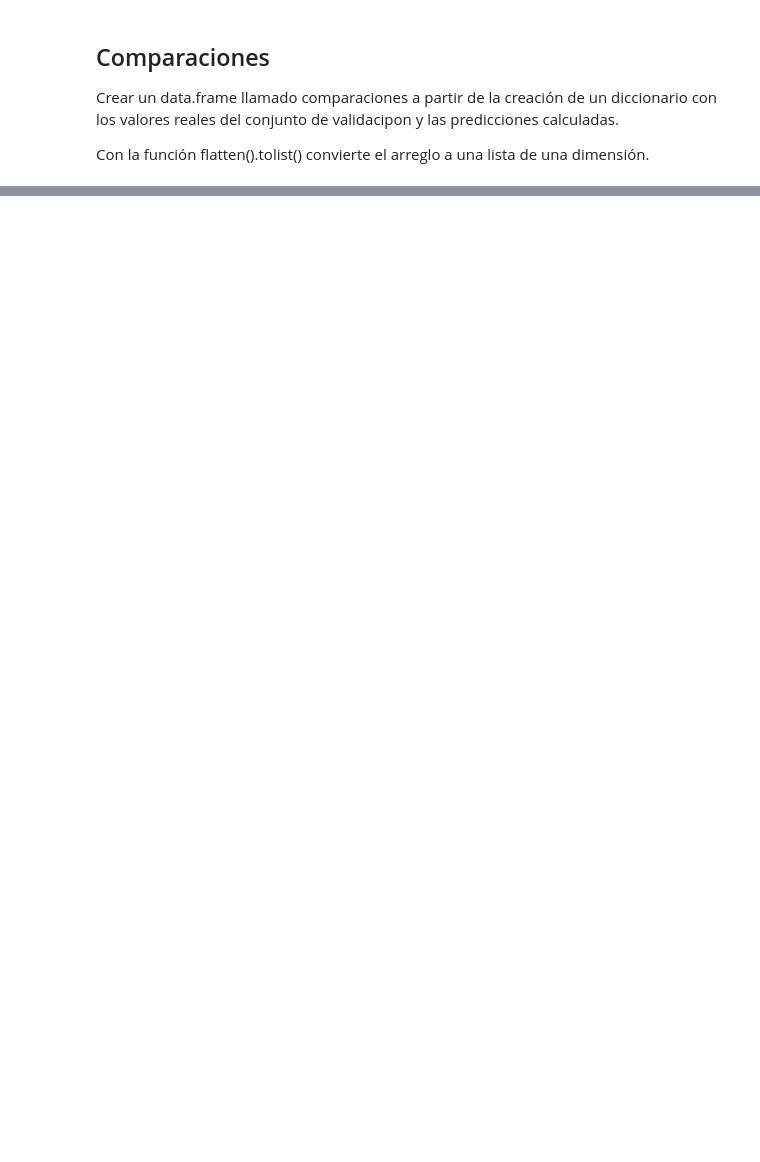
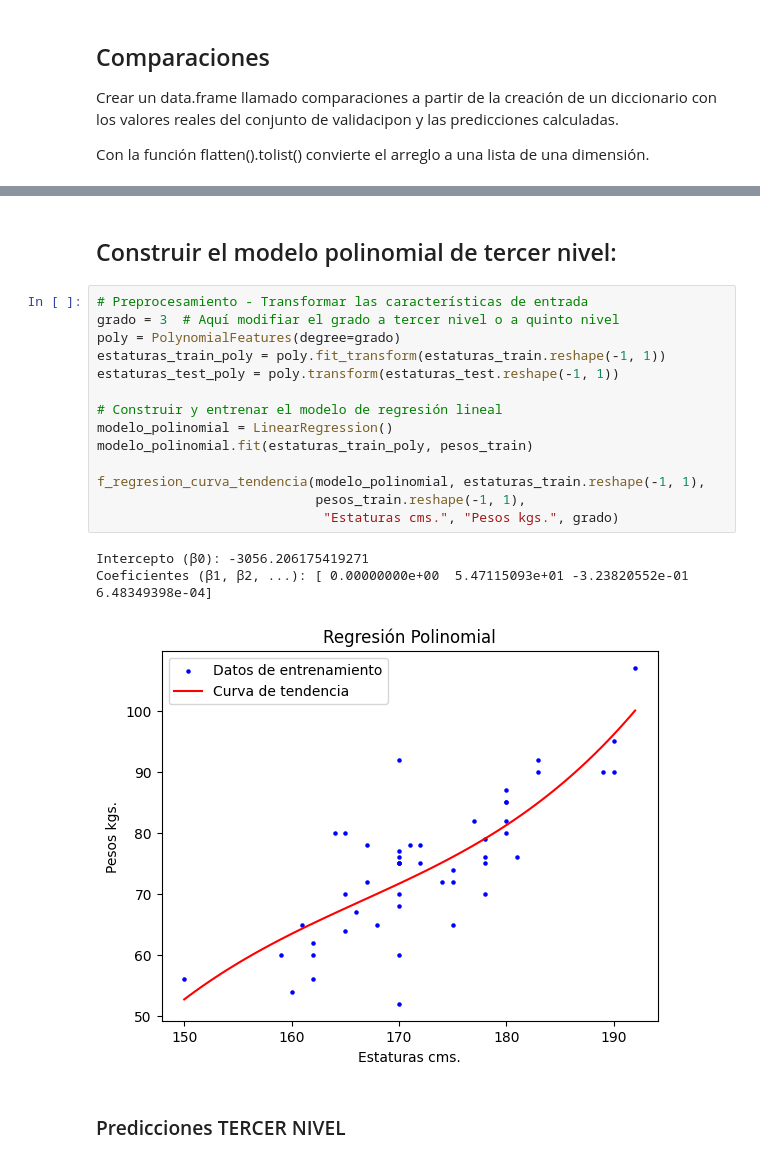
Before and after one commit to rpizarrog/innovacion-empresarial, a Jupyter notebook: notebook_python/Caso_02_Regresión_Polinomial_con_datos_de_estaturas.ipynb, the cells around one changed output, grey strips where cells are left out. Cells and saved outputs as stored; diff of their text form; blank space fills up the shorter version.

```diff
--- a/notebook_python/Caso_02_Regresión_Polinomial_con_datos_de_estaturas.ipynb
+++ b/notebook_python/Caso_02_Regresión_Polinomial_con_datos_de_estaturas.ipynb
@@ -345,0 +348,22 @@ Con los datos de validación; r square =  0.8102398802359017
+# %% [markdown]
+## Construir el modelo polinomial de tercer nivel:
+# %%
+# Preprocesamiento - Transformar las características de entrada
+grado = 3  # Aquí modifiar el grado a tercer nivel o a quinto nivel
+poly = PolynomialFeatures(degree=grado)
+estaturas_train_poly = poly.fit_transform(estaturas_train.reshape(-1, 1))
+estaturas_test_poly = poly.transform(estaturas_test.reshape(-1, 1))
+
+# Construir y entrenar el modelo de regresión lineal
+modelo_polinomial = LinearRegression()
+modelo_polinomial.fit(estaturas_train_poly, pesos_train)
+
+f_regresion_curva_tendencia(modelo_polinomial, estaturas_train.reshape(-1, 1),
+                            pesos_train.reshape(-1, 1),
+                             "Estaturas cms.", "Pesos kgs.", grado)
+# %% [output]
+Intercepto (β0): -3056.206175419271
+Coeficientes (β1, β2, ...): [ 0.00000000e+00  5.47115093e+01 -3.23820552e-01  6.48349398e-04]
+[figure, added]
+# %% [markdown]
+### Predicciones  TERCER NIVEL
```
Also changed, not shown: parts of 17 cells of this notebook.
